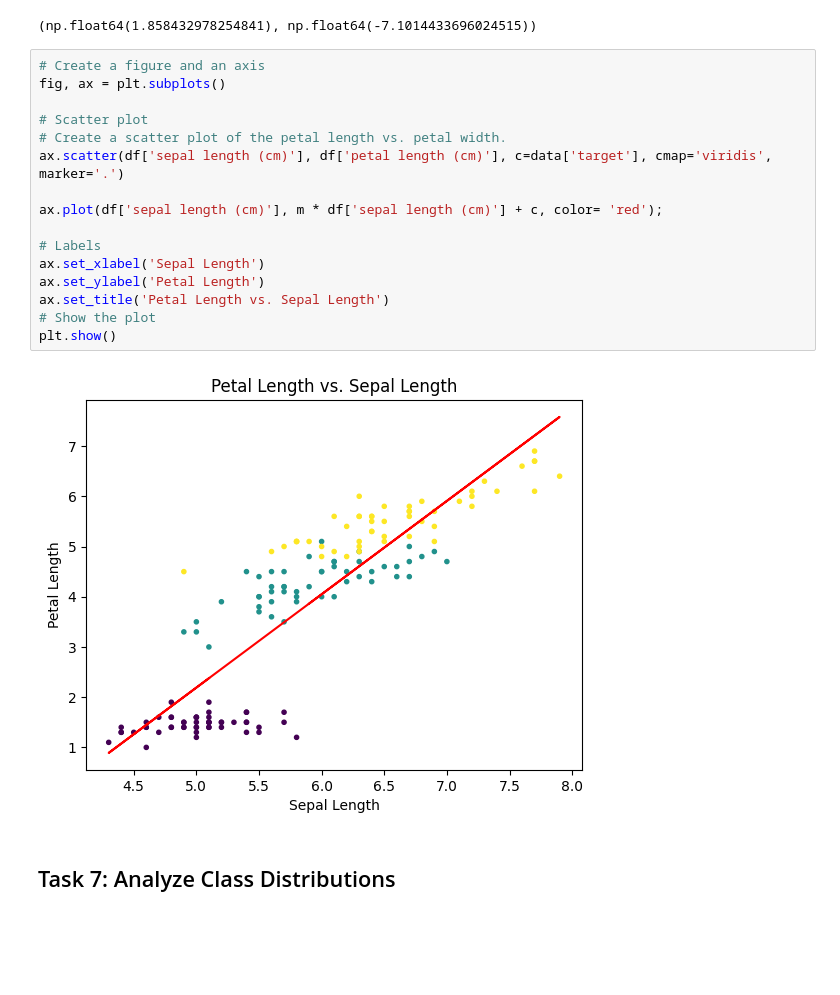
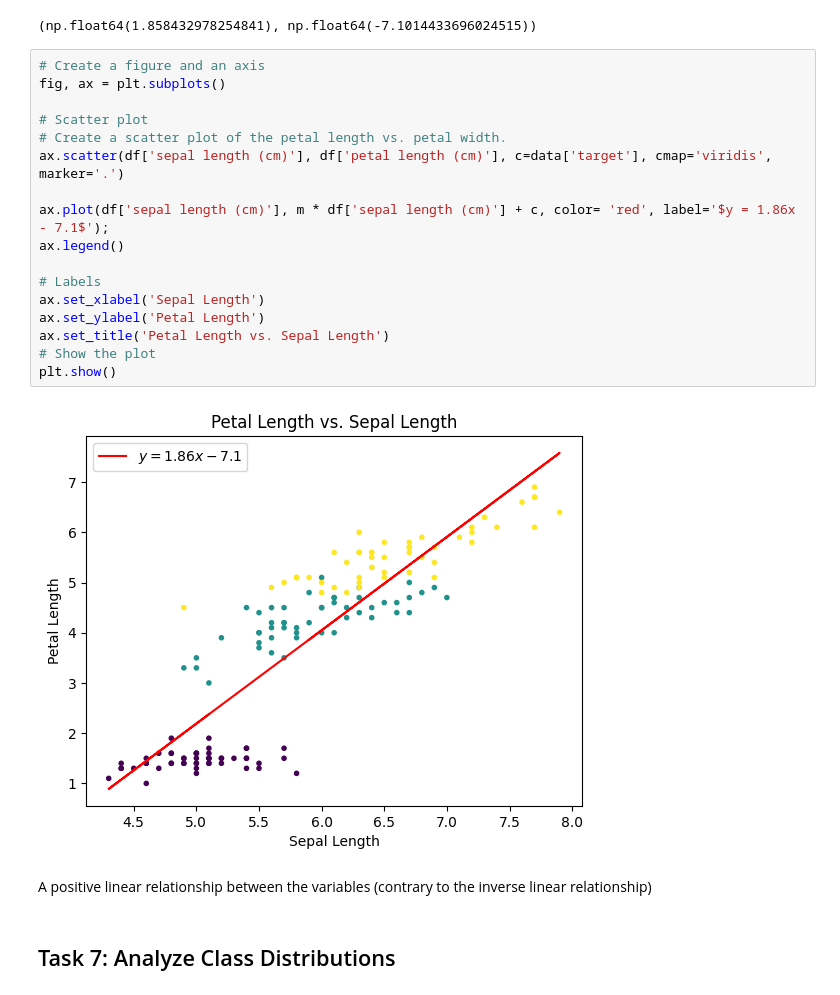
Before and after one commit to Glogover/principles_of_data_analytics, a Jupyter notebook: tasks.ipynb, the cells around one changed output. Drawn from its saved outputs; the diff is of its cells as text; blank space fills up the shorter version.

Commit message:
Task 6 scatter plot

```diff
--- a/tasks.ipynb
+++ b/tasks.ipynb
@@ -577,21 +577,24 @@ m, c
 # %%
 # Create a figure and an axis
 fig, ax = plt.subplots()
 
 # Scatter plot
 # Create a scatter plot of the petal length vs. petal width.
 ax.scatter(df['sepal length (cm)'], df['petal length (cm)'], c=data['target'], cmap='viridis', marker='.')
 
-ax.plot(df['sepal length (cm)'], m * df['sepal length (cm)'] + c, color= 'red');
+ax.plot(df['sepal length (cm)'], m * df['sepal length (cm)'] + c, color= 'red', label='$y = 1.86x - 7.1$');
+ax.legend()
 
 # Labels
 ax.set_xlabel('Sepal Length')
 ax.set_ylabel('Petal Length')
 ax.set_title('Petal Length vs. Sepal Length')
 # Show the plot
 plt.show()
 # %% [output]
-[figure, old version]
+[figure, new version]
+# %% [markdown]
+A positive linear relationship between the variables (contrary to the inverse linear relationship)
 # %% [markdown]
 ## Task 7: Analyze Class Distributions
 # %% [markdown]
```
